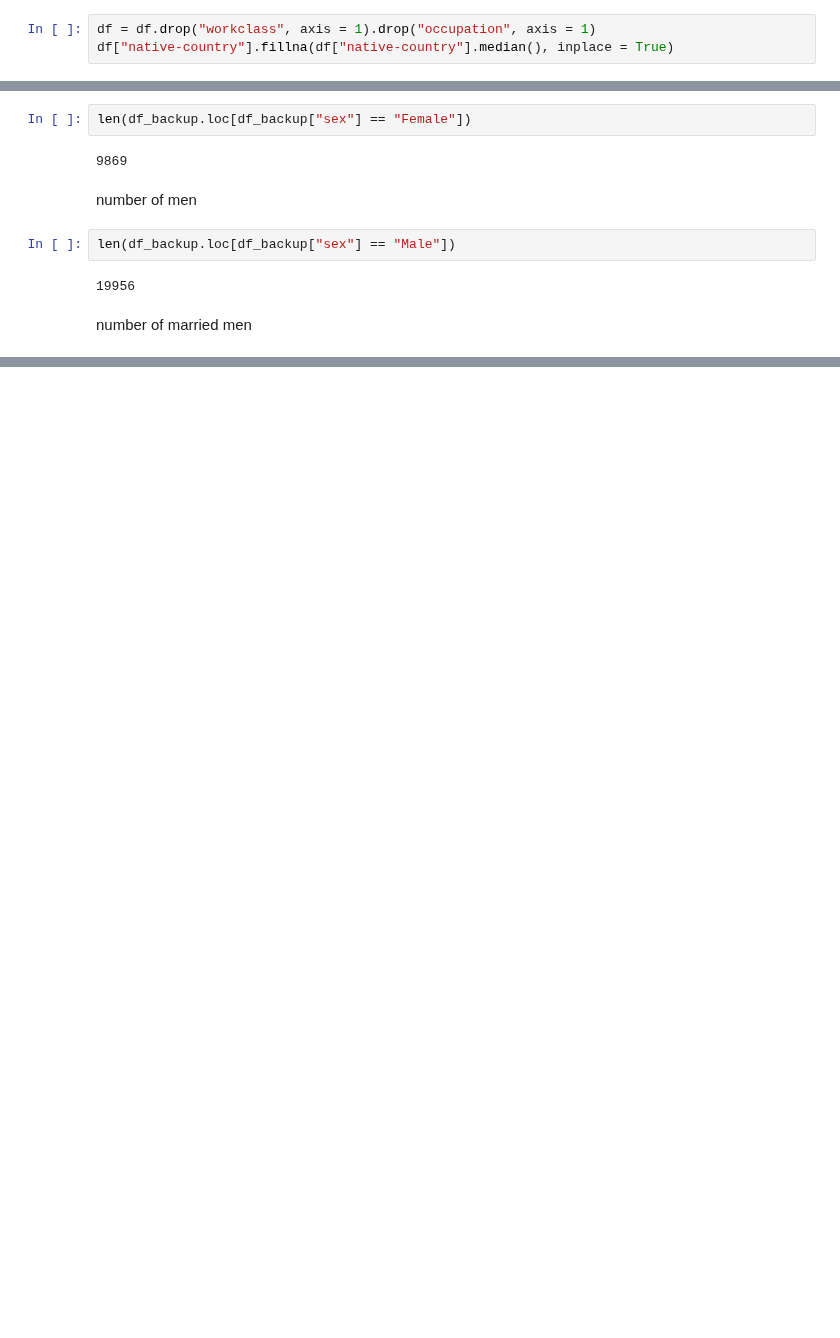
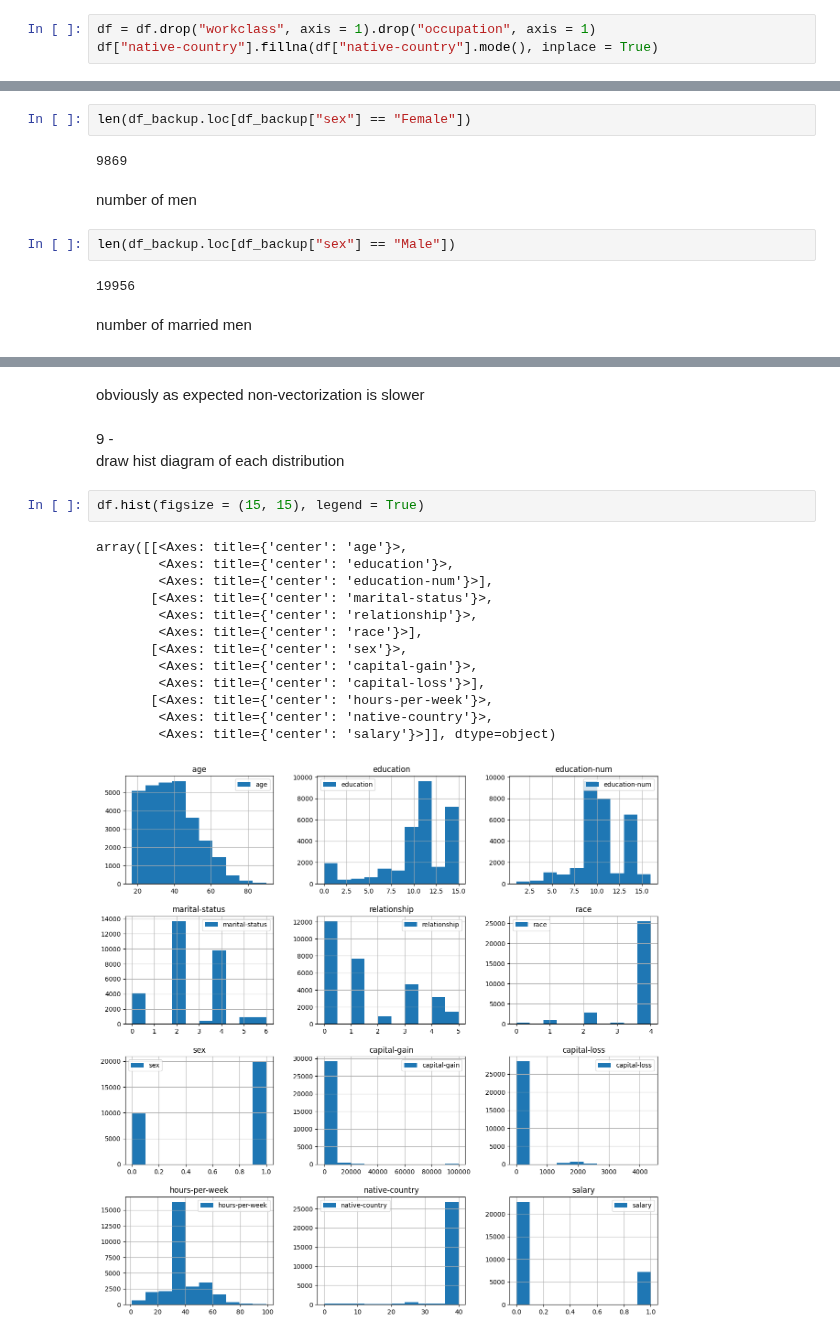
Before and after one commit to Shahriar-0/Artificial-Intelligence-Course-Projects-S2023, a Jupyter notebook: 0/AI_CA0_810100186.ipynb, the cells around one changed output, grey strips where cells are left out. Saved outputs shown, nothing was run; the diff lists cells and outputs as text; blank space fills up the shorter version.

```diff
--- a/0/AI_CA0_810100186.ipynb
+++ b/0/AI_CA0_810100186.ipynb
@@ -188,7 +190,7 @@ dtype: float64
 due to high percentage of Nan in workclass and occupation column I will delete these two and replace NaN values in native-country with the median
 # %%
 df = df.drop("workclass", axis = 1).drop("occupation", axis = 1)
-df["native-country"].fillna(df["native-country"].median(), inplace = True)
+df["native-country"].fillna(df["native-country"].mode(), inplace = True)
 # %% [markdown]
 now we can see that there is no Nan
 # %%
@@ -300,0 +345,21 @@ len(df_backup.loc[men & age & workclass])
+# %% [markdown]
+obviously as expected non-vectorization is slower
+# %% [markdown]
+9 - <br/>
+draw hist diagram of each distribution
+# %%
+df.hist(figsize = (15, 15), legend = True)
+# %% [output]
+array([[<Axes: title={'center': 'age'}>,
+        <Axes: title={'center': 'education'}>,
+        <Axes: title={'center': 'education-num'}>],
+       [<Axes: title={'center': 'marital-status'}>,
+        <Axes: title={'center': 'relationship'}>,
+        <Axes: title={'center': 'race'}>],
+       [<Axes: title={'center': 'sex'}>,
+        <Axes: title={'center': 'capital-gain'}>,
+        <Axes: title={'center': 'capital-loss'}>],
+       [<Axes: title={'center': 'hours-per-week'}>,
+        <Axes: title={'center': 'native-country'}>,
+        <Axes: title={'center': 'salary'}>]], dtype=object)
+[figure, added]
```
Also changed, not shown: parts of 21 cells of this notebook.
